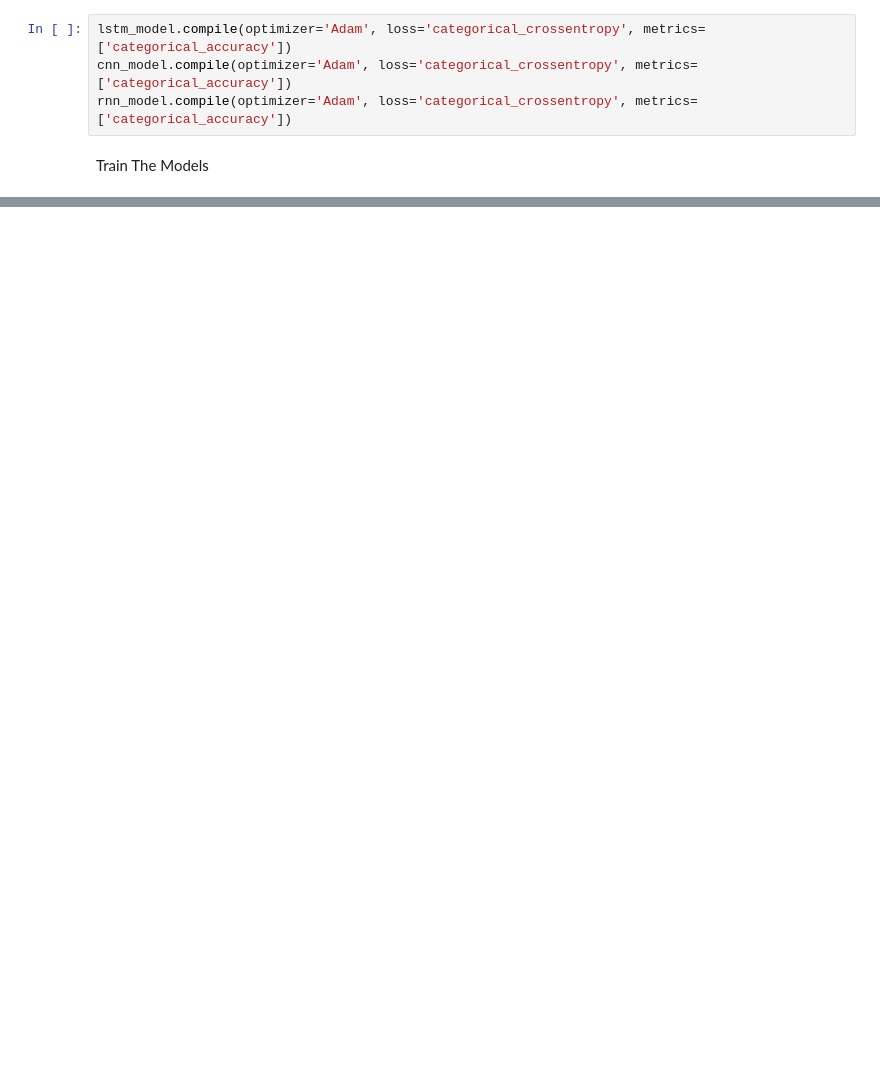
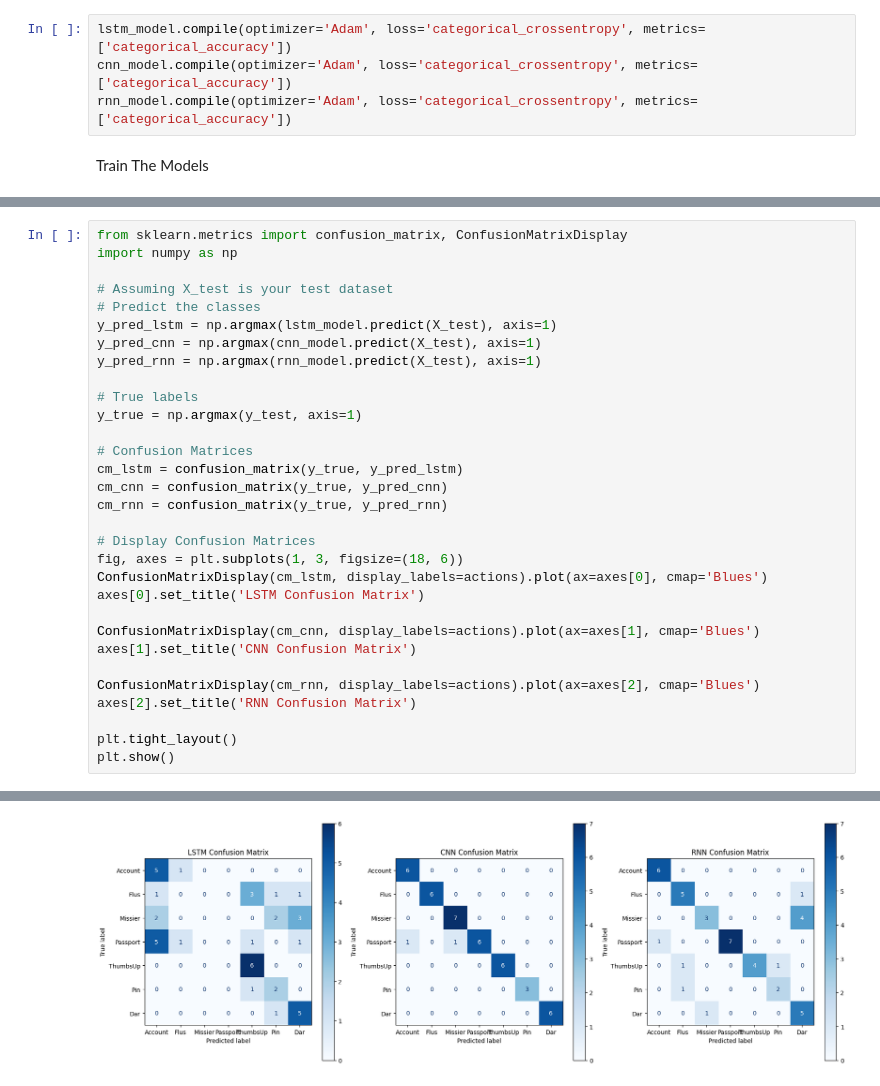
Before and after one commit to CSchembri13/DissertationCode, a Jupyter notebook: MalteseSignLanguageRecognitionThesis-main/MalteseSignLanguageRecognitionThesis-main/TrainingModel.ipynb, the cells around one changed output, grey strips where cells are left out. Cells and saved outputs as stored; diff of their text form; blank space fills up the shorter version.

```diff
--- a/MalteseSignLanguageRecognitionThesis-main/MalteseSignLanguageRecognitionThesis-main/TrainingModel.ipynb
+++ b/MalteseSignLanguageRecognitionThesis-main/MalteseSignLanguageRecognitionThesis-main/TrainingModel.ipynb
@@ -187,0 +205,32 @@ plt.show()
+# %%
+from sklearn.metrics import confusion_matrix, ConfusionMatrixDisplay
+import numpy as np
+
+# Assuming X_test is your test dataset
+# Predict the classes
+y_pred_lstm = np.argmax(lstm_model.predict(X_test), axis=1)
+y_pred_cnn = np.argmax(cnn_model.predict(X_test), axis=1)
+y_pred_rnn = np.argmax(rnn_model.predict(X_test), axis=1)
+
+# True labels
+y_true = np.argmax(y_test, axis=1)
+
+# Confusion Matrices
+cm_lstm = confusion_matrix(y_true, y_pred_lstm)
+cm_cnn = confusion_matrix(y_true, y_pred_cnn)
+cm_rnn = confusion_matrix(y_true, y_pred_rnn)
+
+# Display Confusion Matrices
+fig, axes = plt.subplots(1, 3, figsize=(18, 6))
+ConfusionMatrixDisplay(cm_lstm, display_labels=actions).plot(ax=axes[0], cmap='Blues')
+axes[0].set_title('LSTM Confusion Matrix')
+
+ConfusionMatrixDisplay(cm_cnn, display_labels=actions).plot(ax=axes[1], cmap='Blues')
+axes[1].set_title('CNN Confusion Matrix')
+
+ConfusionMatrixDisplay(cm_rnn, display_labels=actions).plot(ax=axes[2], cmap='Blues')
+axes[2].set_title('RNN Confusion Matrix')
+
+plt.tight_layout()
+plt.show()
+# %% [output]
@@ -187,0 +240 @@ plt.show()
+[figure, added]
```
Also changed, not shown: parts of 9 cells of this notebook.
